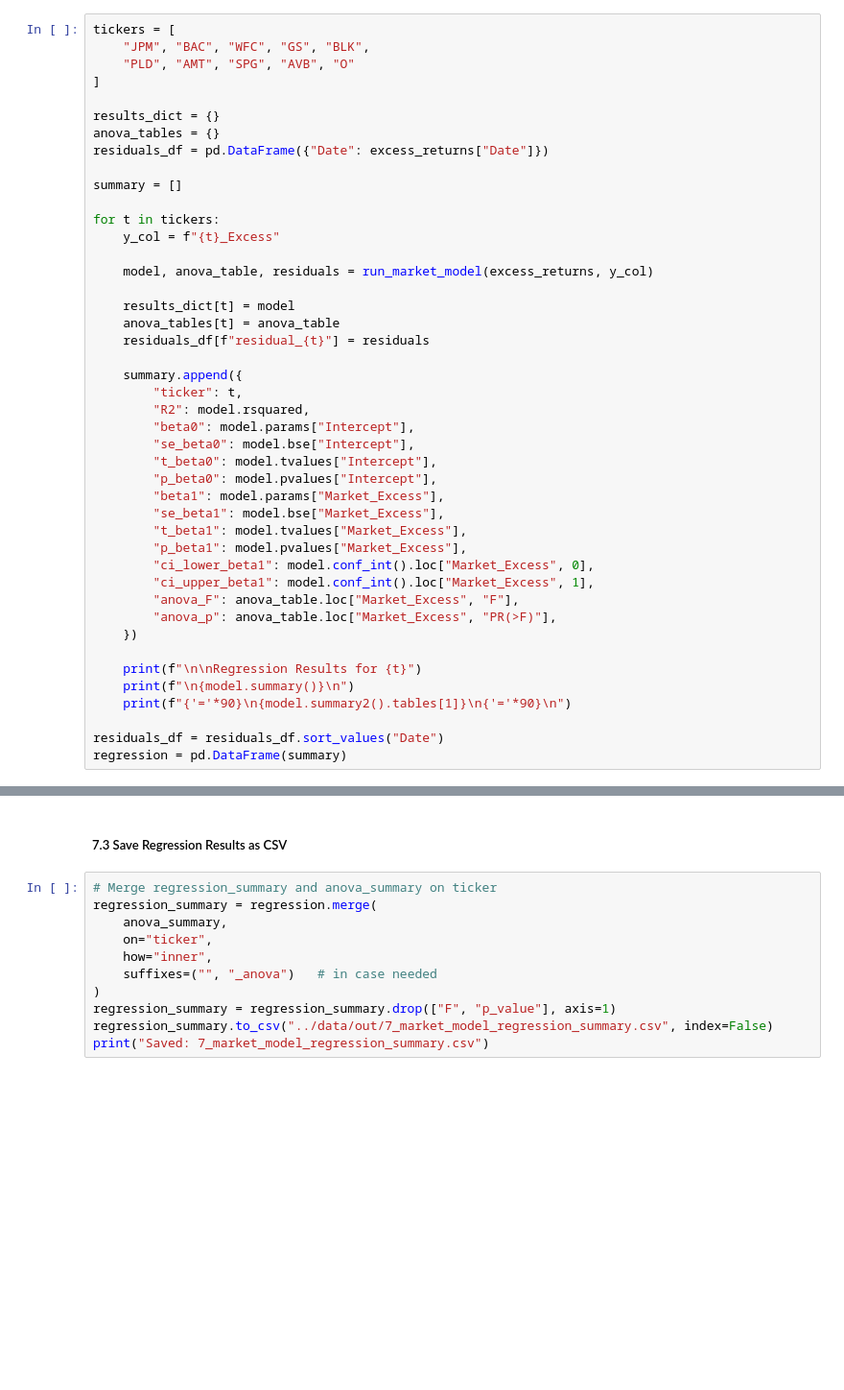
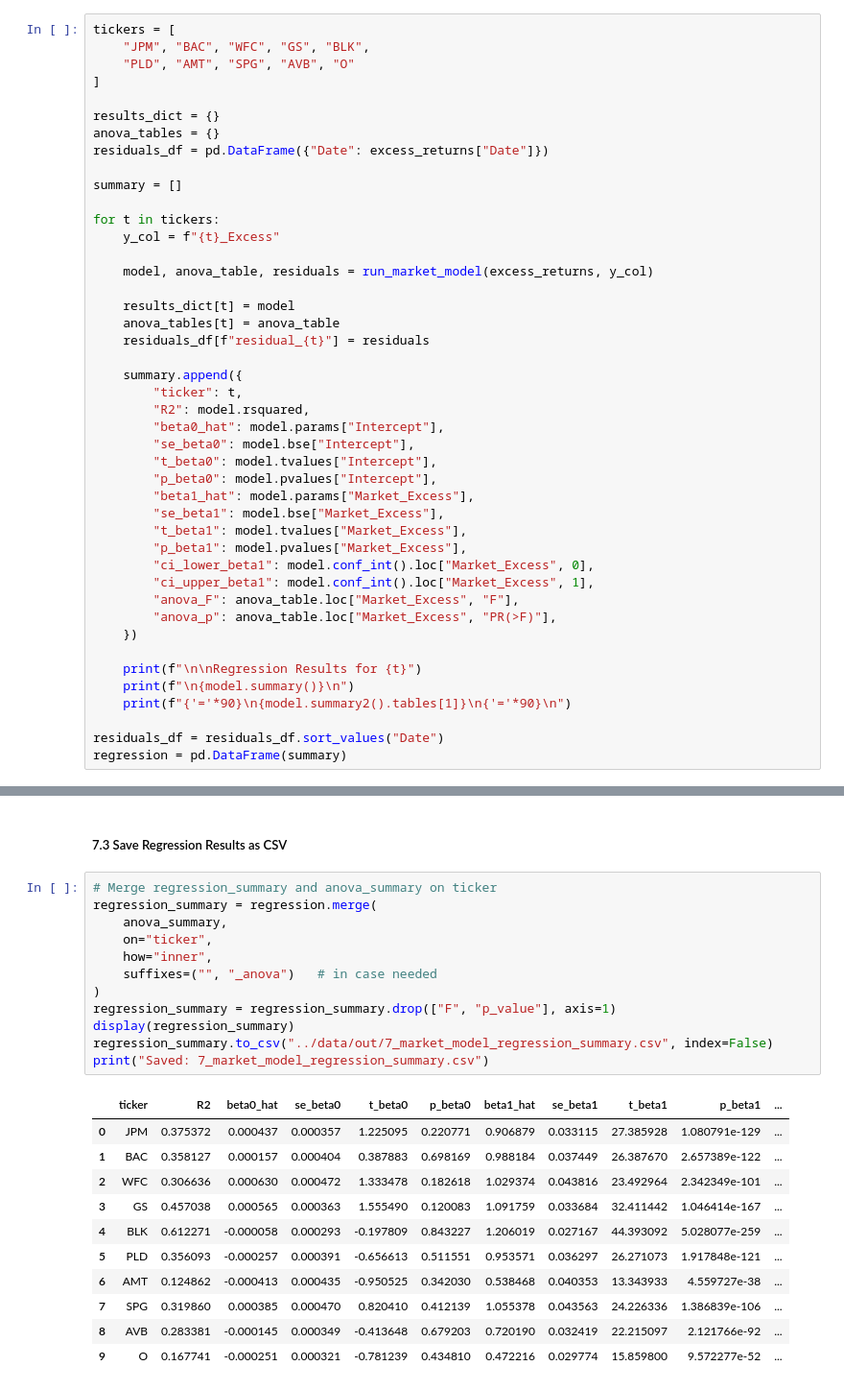
Before and after one commit to priyadarshanparida/market-model-fin6307, a Jupyter notebook: code/market-model.ipynb, the cells around one changed output, grey strips where cells are left out. Shown at 96% size. Drawn from its saved outputs; the diff is of its cells as text; blank space fills up the shorter version.

```diff
--- a/code/market-model.ipynb
+++ b/code/market-model.ipynb
@@ -551,11 +560,11 @@ for t in tickers:
     summary.append({
         "ticker": t,
         "R2": model.rsquared,
-        "beta0": model.params["Intercept"],
+        "beta0_hat": model.params["Intercept"],
         "se_beta0": model.bse["Intercept"],
         "t_beta0": model.tvalues["Intercept"],
         "p_beta0": model.pvalues["Intercept"],
-        "beta1": model.params["Market_Excess"],
+        "beta1_hat": model.params["Market_Excess"],
         "se_beta1": model.bse["Market_Excess"],
         "t_beta1": model.tvalues["Market_Excess"],
         "p_beta1": model.pvalues["Market_Excess"],
@@ -614,13 +623,25 @@ anova_summary = pd.DataFrame(anova_summary_rows)
 # %%
 # Merge regression_summary and anova_summary on ticker
 regression_summary = regression.merge(
     anova_summary,
     on="ticker",
     how="inner",
     suffixes=("", "_anova")   # in case needed
 )
 regression_summary = regression_summary.drop(["F", "p_value"], axis=1)
+display(regression_summary)
 regression_summary.to_csv("../data/out/7_market_model_regression_summary.csv", index=False)
 print("Saved: 7_market_model_regression_summary.csv")
 # %% [output]
+|  | ticker | R2 | beta0_hat | se_beta0 | t_beta0 | p_beta0 | beta1_hat | se_beta1 | t_beta1 | p_beta1 | ... |
+| 0 | JPM | 0.375372 | 0.000437 | 0.000357 | 1.225095 | 0.220771 | 0.906879 | 0.033115 | 27.385928 | 1.080791e-129 | ... |
+| 1 | BAC | 0.358127 | 0.000157 | 0.000404 | 0.387883 | 0.698169 | 0.988184 | 0.037449 | 26.387670 | 2.657389e-122 | ... |
+| 2 | WFC | 0.306636 | 0.000630 | 0.000472 | 1.333478 | 0.182618 | 1.029374 | 0.043816 | 23.492964 | 2.342349e-101 | ... |
+| 3 | GS | 0.457038 | 0.000565 | 0.000363 | 1.555490 | 0.120083 | 1.091759 | 0.033684 | 32.411442 | 1.046414e-167 | ... |
+| 4 | BLK | 0.612271 | -0.000058 | 0.000293 | -0.197809 | 0.843227 | 1.206019 | 0.027167 | 44.393092 | 5.028077e-259 | ... |
+| 5 | PLD | 0.356093 | -0.000257 | 0.000391 | -0.656613 | 0.511551 | 0.953571 | 0.036297 | 26.271073 | 1.917848e-121 | ... |
+| 6 | AMT | 0.124862 | -0.000413 | 0.000435 | -0.950525 | 0.342030 | 0.538468 | 0.040353 | 13.343933 | 4.559727e-38 | ... |
+| 7 | SPG | 0.319860 | 0.000385 | 0.000470 | 0.820410 | 0.412139 | 1.055378 | 0.043563 | 24.226336 | 1.386839e-106 | ... |
+| 8 | AVB | 0.283381 | -0.000145 | 0.000349 | -0.413648 | 0.679203 | 0.720190 | 0.032419 | 22.215097 | 2.121766e-92 | ... |
+| 9 | O | 0.167741 | -0.000251 | 0.000321 | -0.781239 | 0.434810 | 0.472216 | 0.029774 | 15.859800 | 9.572277e-52 | ... |
 Saved: 7_market_model_regression_summary.csv
```
Also changed, not shown: parts of 12 cells of this notebook, 2 other files.
